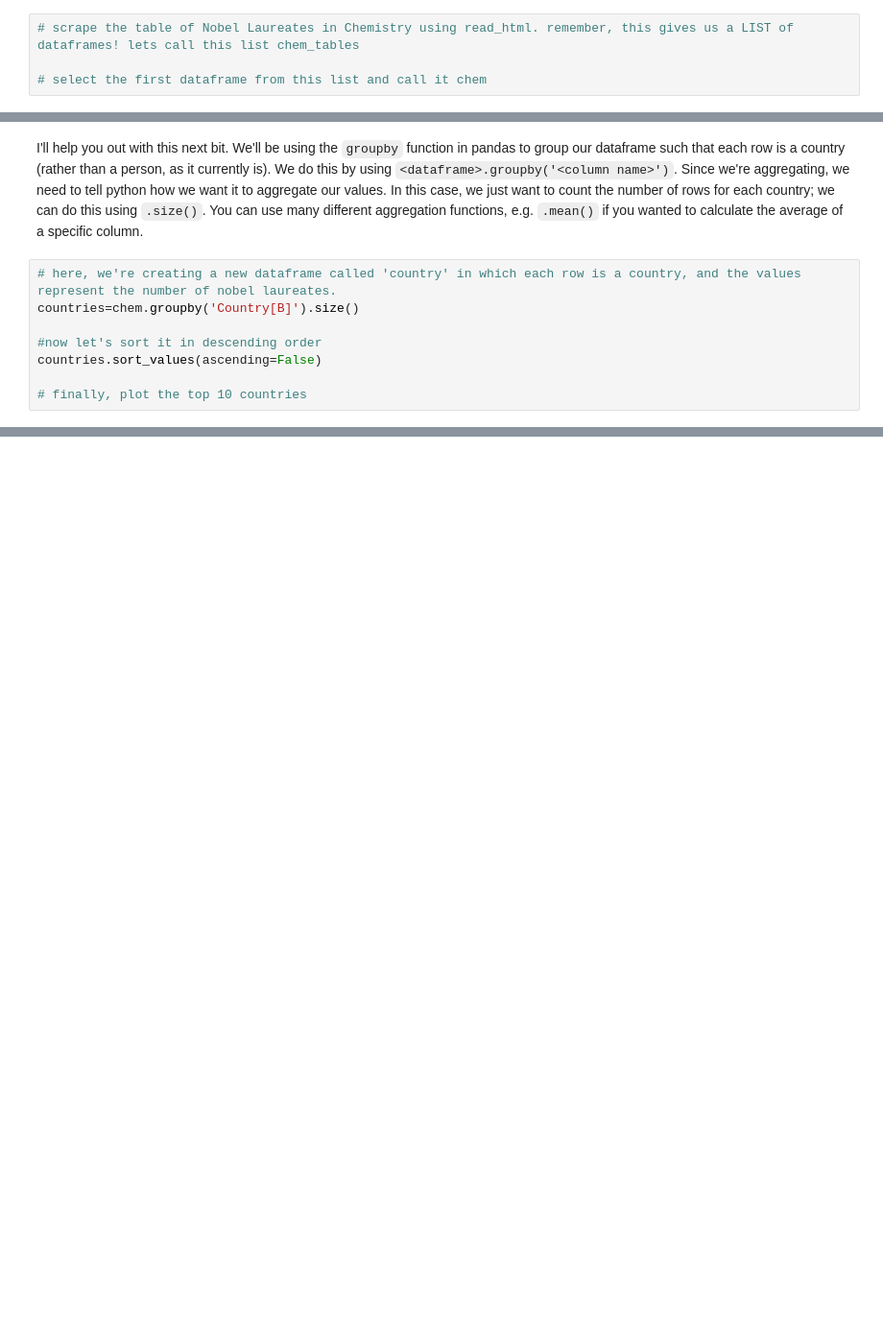
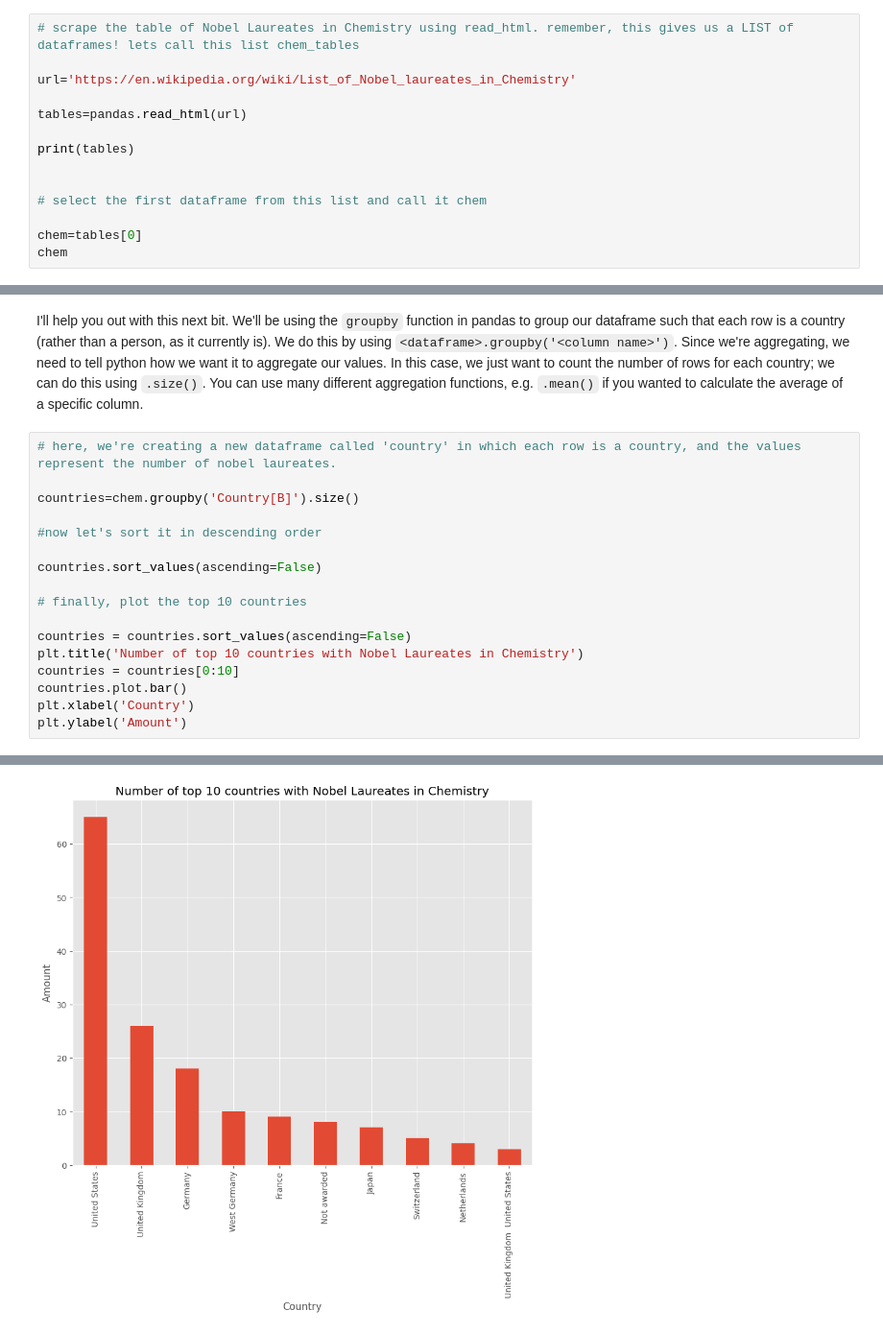
Before and after one commit to EurusNygblepot/QM2, a Jupyter notebook: notebooks/W02. Pandas.ipynb, the cells around one changed output, grey strips where cells are left out. Shown at 96% size. Drawn from its saved outputs; the diff is of its cells as text; blank space fills up the shorter version.

```diff
--- a/notebooks/W02. Pandas.ipynb
+++ b/notebooks/W02. Pandas.ipynb
@@ -449,4 +431,14 @@ Using the following URL https://en.wikipedia.org/wiki/List_of_Nobel_laureates_in
 # %%
 # scrape the table of Nobel Laureates in Chemistry using read_html. remember, this gives us a LIST of dataframes! lets call this list chem_tables
 
+url='https://en.wikipedia.org/wiki/List_of_Nobel_laureates_in_Chemistry'
+
+tables=pandas.read_html(url)
+
+print(tables)
+
+
 # select the first dataframe from this list and call it chem
+
+chem=tables[0]
+chem
@@ -454,10 +477,19 @@ Using the following URL https://en.wikipedia.org/wiki/List_of_Nobel_laureates_in
 I'll help you out with this next bit. We'll be using the `groupby` function in pandas to group our dataframe such that each row is a country (rather than a person, as it currently is). We do this by using `<dataframe>.groupby('<column name>')`. Since we're aggregating, we need to tell python how we want it to aggregate our values. In this case, we just want to count the number of rows for each country; we can do this using `.size()`. You can use many different aggregation functions, e.g. `.mean()` if you wanted to calculate the average of a specific column.
 # %%
 # here, we're creating a new dataframe called 'country' in which each row is a country, and the values represent the number of nobel laureates.
+
 countries=chem.groupby('Country[B]').size()
 
 #now let's sort it in descending order
+
 countries.sort_values(ascending=False)
 
 # finally, plot the top 10 countries
+
+countries = countries.sort_values(ascending=False)
+plt.title('Number of top 10 countries with Nobel Laureates in Chemistry')
+countries = countries[0:10]
+countries.plot.bar()
+plt.xlabel('Country')
+plt.ylabel('Amount')
 # %% [output]
@@ -465,2 +497,3 @@ NameError: ignored
+[figure, added]
 # %% [markdown]
 *QUESTION: What country has the fourth most nobel prizes in chemistry?*
```
Also changed, not shown: parts of 7 cells of this notebook.
